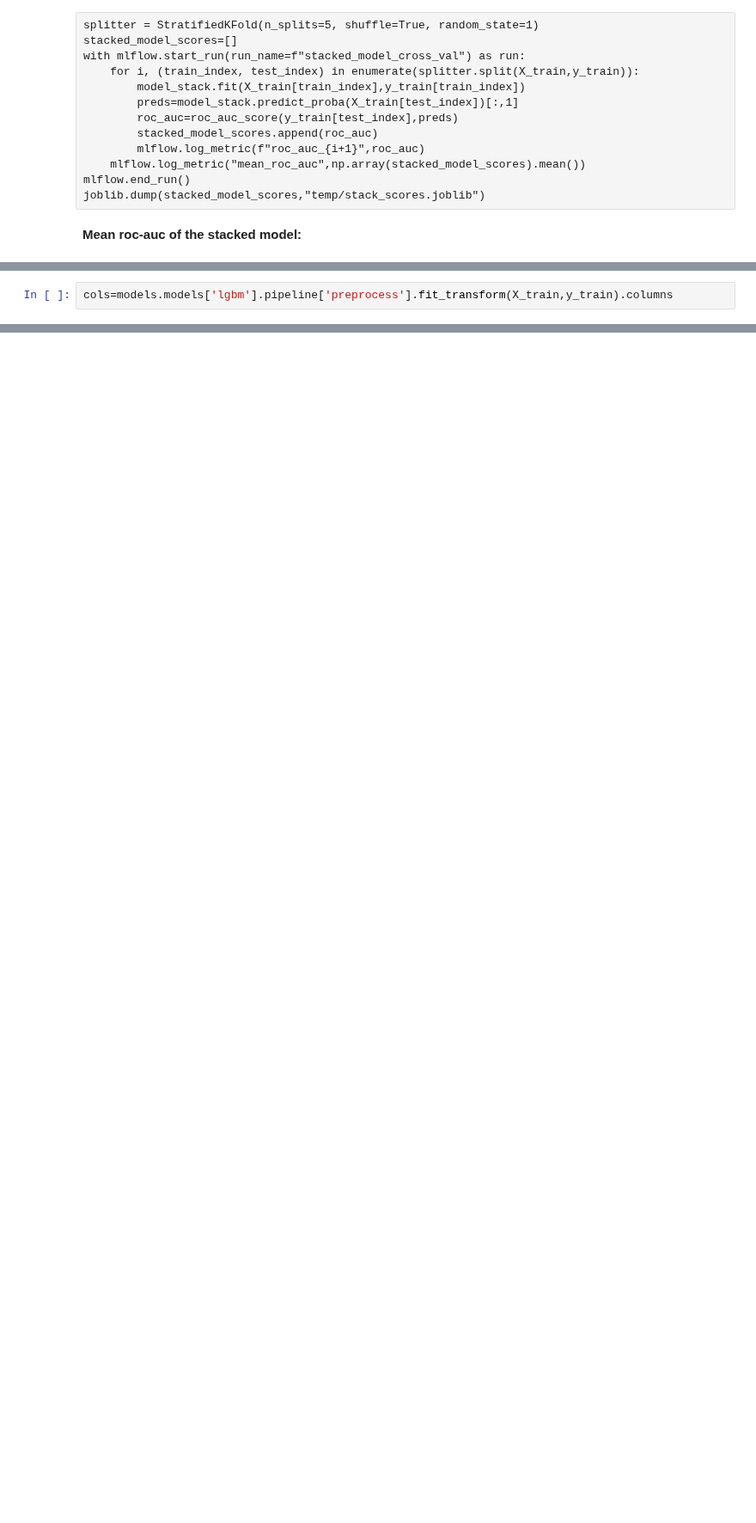
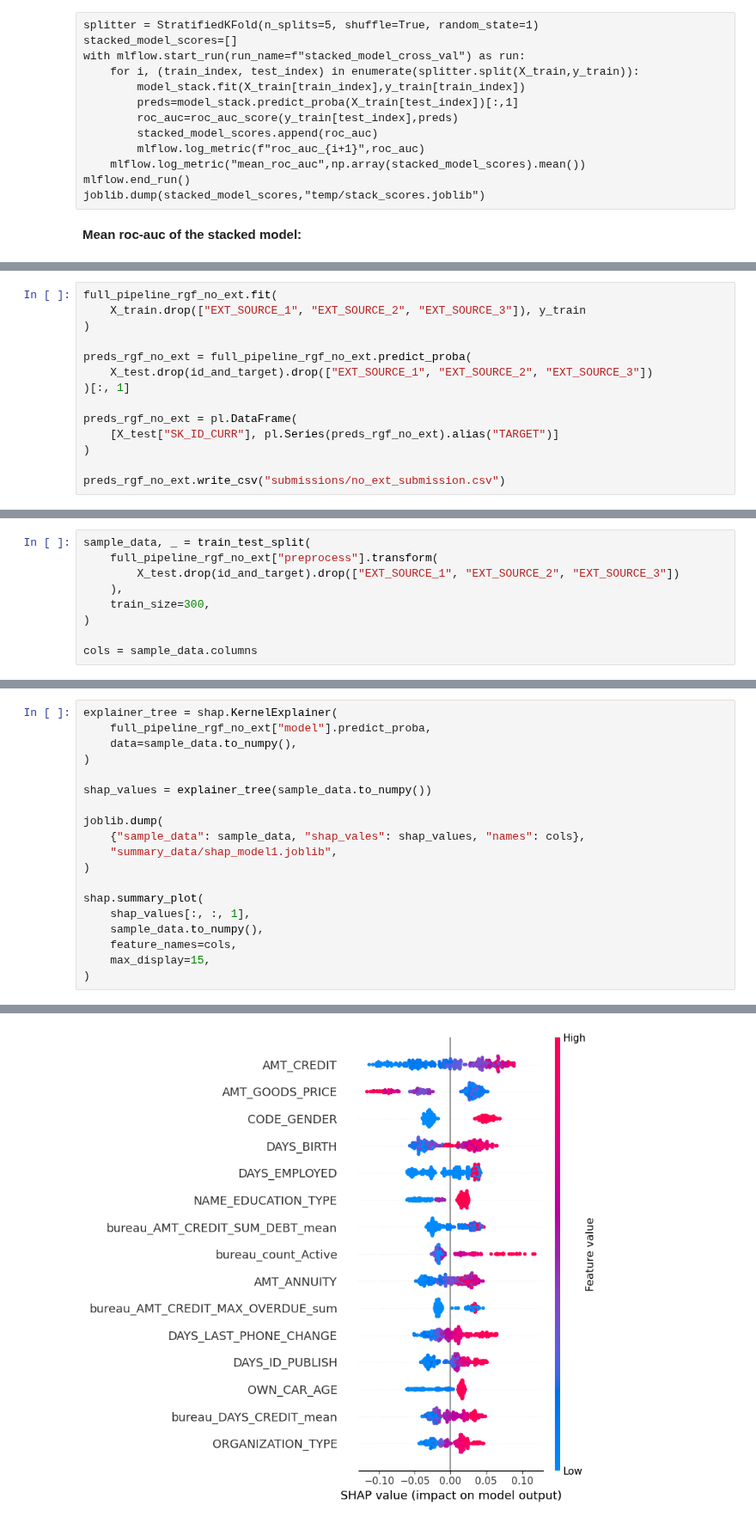
Before and after one commit to gediminas-skvarnavicius/home-credit-group-ml, a Jupyter notebook: model_1_difficulties.ipynb, the cells around one changed output, grey strips where cells are left out. Shown at 86% size. Saved outputs shown, nothing was run; the diff lists cells and outputs as text; blank space fills up the shorter version.

Commit message:
model1 finished summary up to model 2

```diff
--- a/model_1_difficulties.ipynb
+++ b/model_1_difficulties.ipynb
@@ -490,2 +538,0 @@ preds_lgbm.write_csv("lgbm_sumbission.csv")
-# %%
-cols=models.models['lgbm'].pipeline['preprocess'].fit_transform(X_train,y_train).columns
@@ -585,0 +633,14 @@ for train_index, test_index in StratifiedKFold(5).split(X_train, y_train):
+# %%
+full_pipeline_rgf_no_ext.fit(
+    X_train.drop(["EXT_SOURCE_1", "EXT_SOURCE_2", "EXT_SOURCE_3"]), y_train
+)
+
+preds_rgf_no_ext = full_pipeline_rgf_no_ext.predict_proba(
+    X_test.drop(id_and_target).drop(["EXT_SOURCE_1", "EXT_SOURCE_2", "EXT_SOURCE_3"])
+)[:, 1]
+
+preds_rgf_no_ext = pl.DataFrame(
+    [X_test["SK_ID_CURR"], pl.Series(preds_rgf_no_ext).alias("TARGET")]
+)
+
+preds_rgf_no_ext.write_csv("submissions/no_ext_submission.csv")
@@ -585,0 +665,9 @@ for train_index, test_index in StratifiedKFold(5).split(X_train, y_train):
+# %%
+sample_data, _ = train_test_split(
+    full_pipeline_rgf_no_ext["preprocess"].transform(
+        X_test.drop(id_and_target).drop(["EXT_SOURCE_1", "EXT_SOURCE_2", "EXT_SOURCE_3"])
+    ),
+    train_size=300,
+)
+
+cols = sample_data.columns
@@ -585,0 +709,20 @@ for train_index, test_index in StratifiedKFold(5).split(X_train, y_train):
+# %%
+explainer_tree = shap.KernelExplainer(
+    full_pipeline_rgf_no_ext["model"].predict_proba,
+    data=sample_data.to_numpy(),
+)
+
+shap_values = explainer_tree(sample_data.to_numpy())
+
+joblib.dump(
+    {"sample_data": sample_data, "shap_vales": shap_values, "names": cols},
+    "summary_data/shap_model1.joblib",
+)
+
+shap.summary_plot(
+    shap_values[:, :, 1],
+    sample_data.to_numpy(),
+    feature_names=cols,
+    max_display=15,
+)
+# %% [output]
@@ -585,0 +730 @@ for train_index, test_index in StratifiedKFold(5).split(X_train, y_train):
+[figure, added]
```
Also changed, not shown: parts of 78 cells of this notebook, 14 other files.
